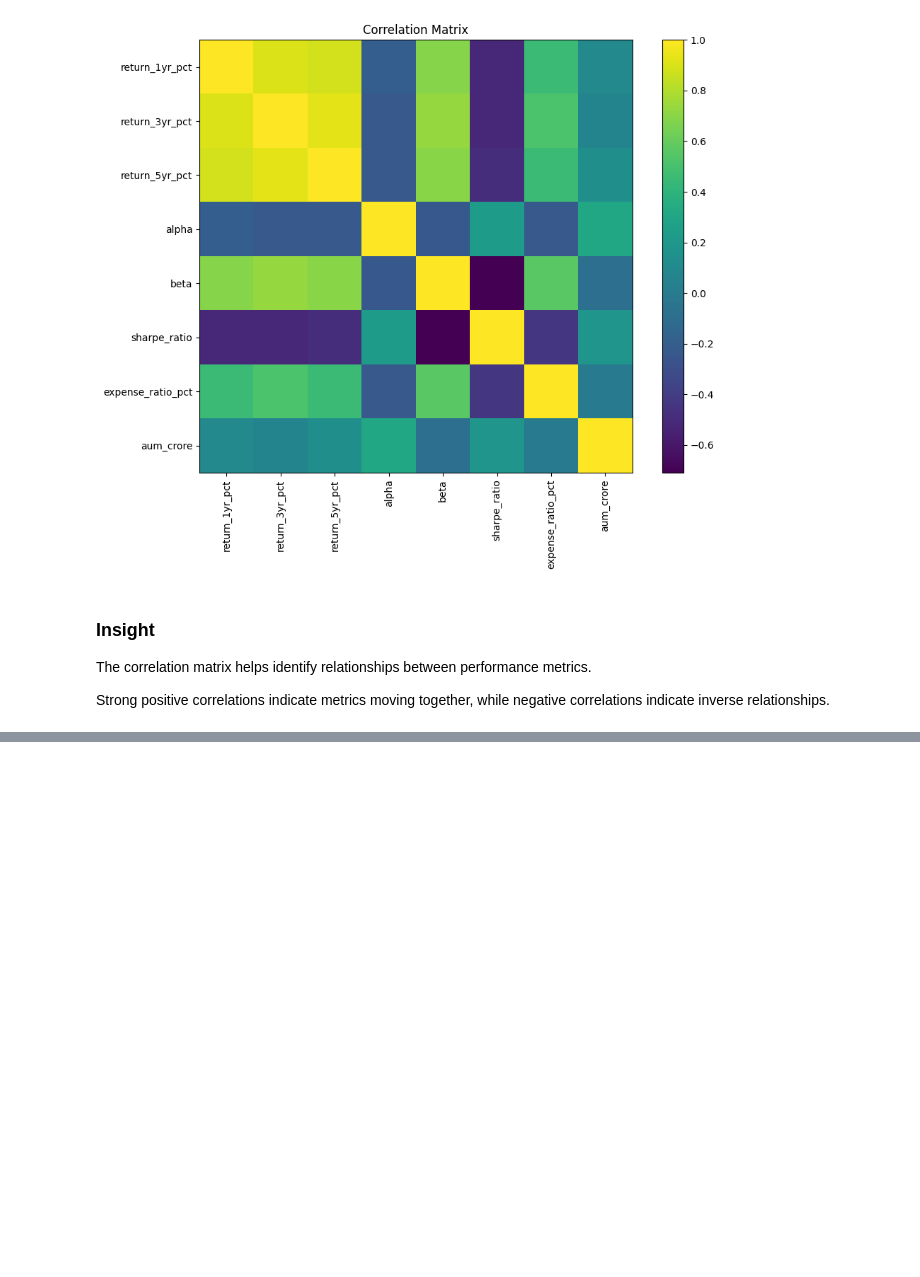
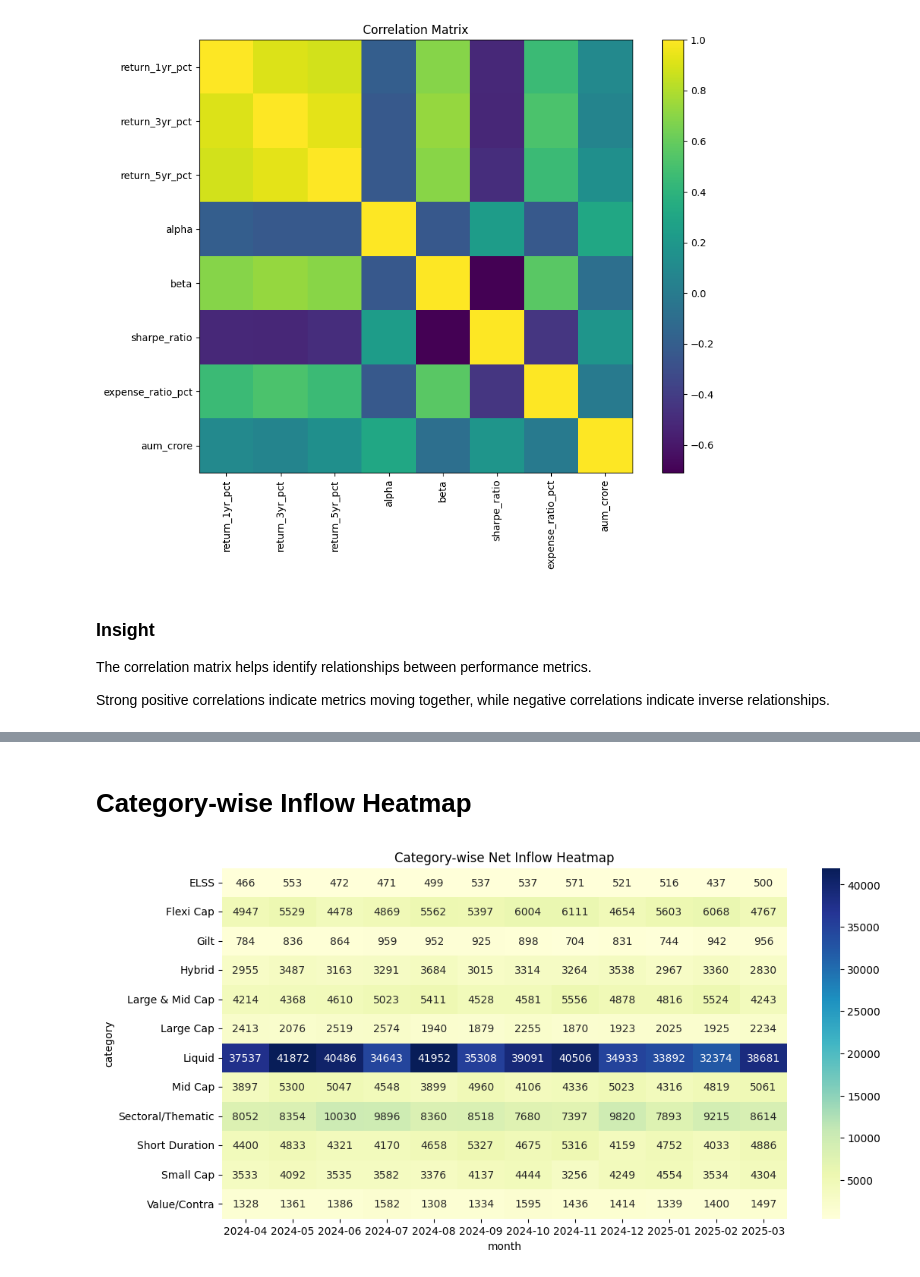
Before and after one commit to sameertech-15/mutual-fund-analytics, a Jupyter notebook: notebooks/03_eda_analysis.ipynb, the cells around one changed output, grey strips where cells are left out. Saved outputs shown, nothing was run; the diff lists cells and outputs as text; code cells hidden in the pictures; blank space fills up the shorter version.

```diff
--- a/notebooks/03_eda_analysis.ipynb
+++ b/notebooks/03_eda_analysis.ipynb
@@ -524,0 +665,29 @@ Strong positive correlations indicate metrics moving together, while negative co
+# %% [markdown]
+# Category-wise Inflow Heatmap
+# %%
+import seaborn as sns
+import matplotlib.pyplot as plt
+
+heatmap_data = category.pivot(
+    index="category",
+    columns="month",
+    values="net_inflow_crore"
+)
+
+plt.figure(figsize=(12,6))
+
+sns.heatmap(
+    heatmap_data,
+    cmap="YlGnBu",
+    annot=True,
+    fmt=".0f"
+)
+
+plt.title("Category-wise Net Inflow Heatmap")
+plt.savefig(
+    "../reports/charts/categor_wise_net_inflow_heatmap.png",
+    bbox_inches="tight"
+)
+plt.show()
+# %% [output]
+[figure, added]
```
Also changed, not shown: parts of 32 cells of this notebook, 17 other files.
